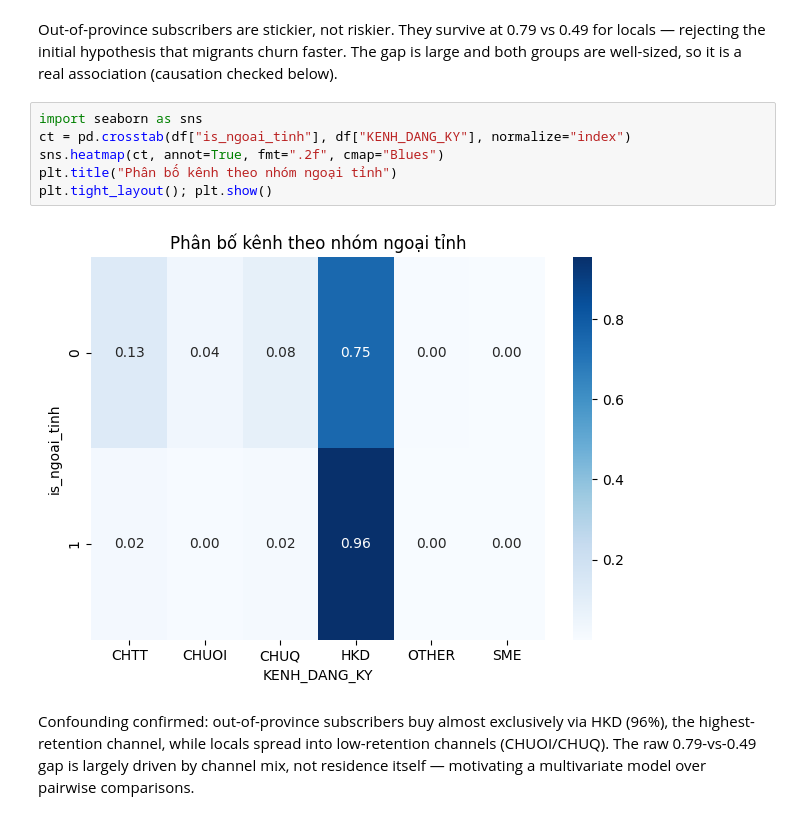
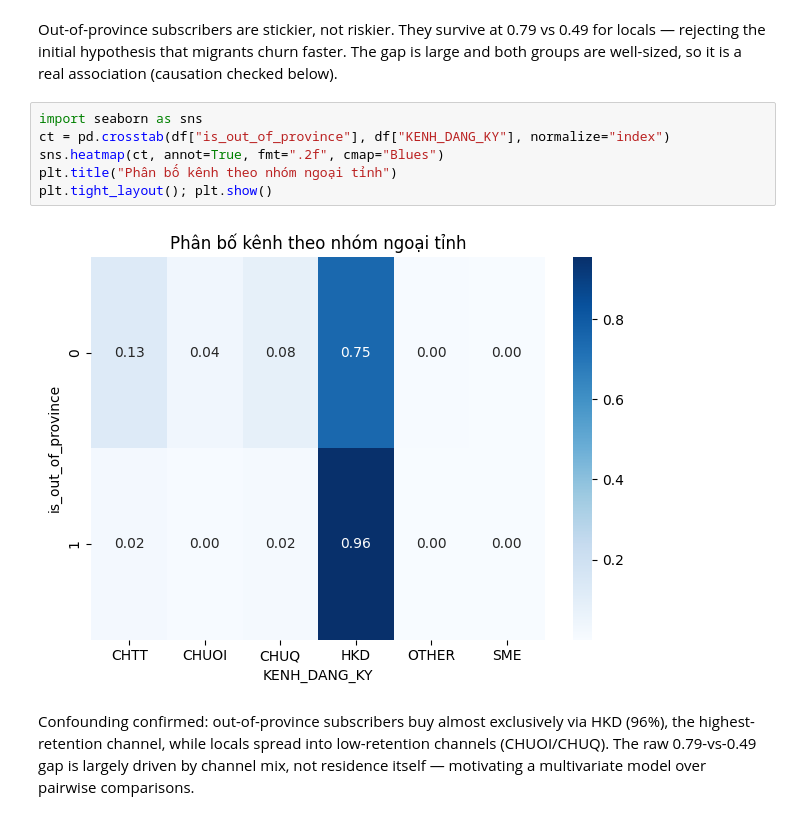
Before and after one commit to NganTran-185/viettel-package-stickiness, a Jupyter notebook: notebooks/01_eda.ipynb, the cells around one changed output. Drawn from its saved outputs; the diff is of its cells as text.

```diff
--- a/notebooks/01_eda.ipynb
+++ b/notebooks/01_eda.ipynb
@@ -101,12 +103,12 @@ plt.ylabel("ti_le_song"); plt.tight_layout(); plt.show()
 Out-of-province subscribers are stickier, not riskier. They survive at 0.79 vs 0.49 for locals — rejecting the initial hypothesis that migrants churn faster. The gap is large and both groups are well-sized, so it is a real association (causation checked below).
 # %%
 import seaborn as sns
-ct = pd.crosstab(df["is_ngoai_tinh"], df["KENH_DANG_KY"], normalize="index")
+ct = pd.crosstab(df["is_out_of_province"], df["KENH_DANG_KY"], normalize="index")
 sns.heatmap(ct, annot=True, fmt=".2f", cmap="Blues")
 plt.title("Phân bố kênh theo nhóm ngoại tỉnh")
 plt.tight_layout(); plt.show()
 # %% [output]
-[figure, old version]
+[figure, new version]
 # %% [markdown]
 Confounding confirmed: out-of-province subscribers buy almost exclusively via HKD (96%), the highest-retention channel, while locals spread into low-retention channels (CHUOI/CHUQ). The raw 0.79-vs-0.49 gap is largely driven by channel mix, not residence itself — motivating a multivariate model over pairwise comparisons.
 # %% [markdown]
```
Also changed, not shown: parts of 15 cells of this notebook, 4 other files.
